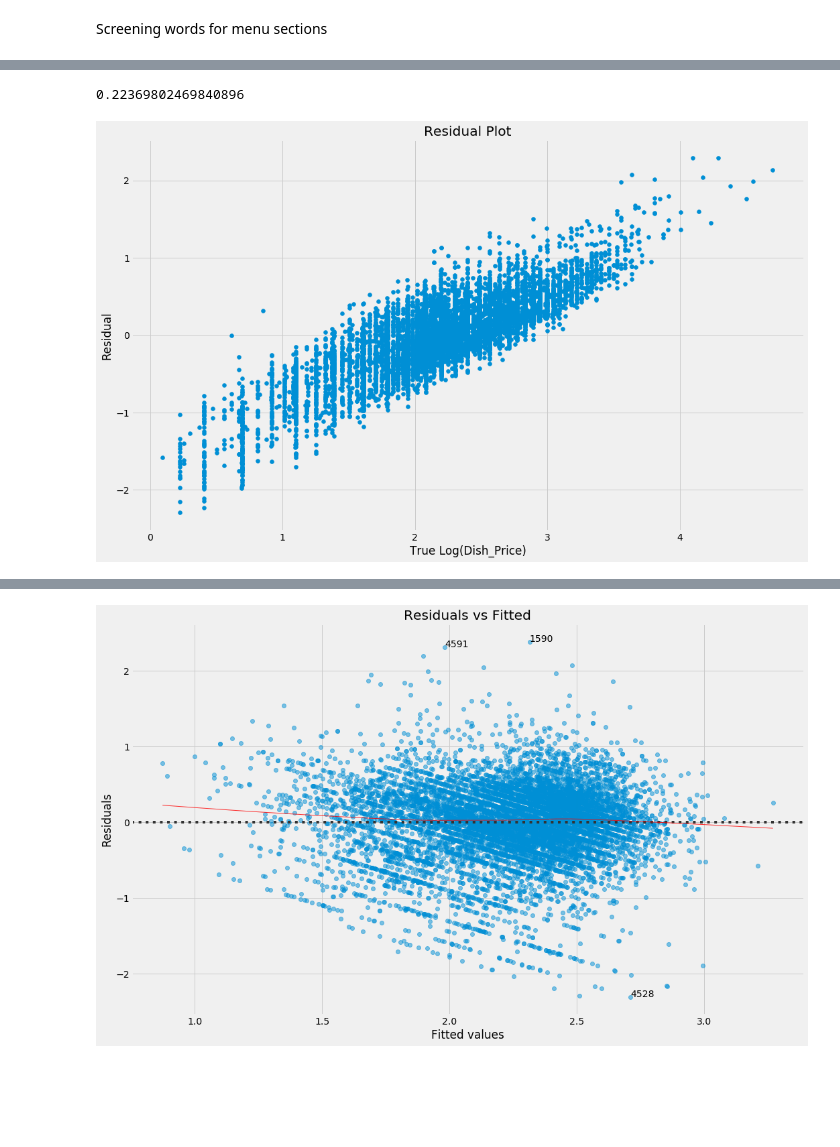
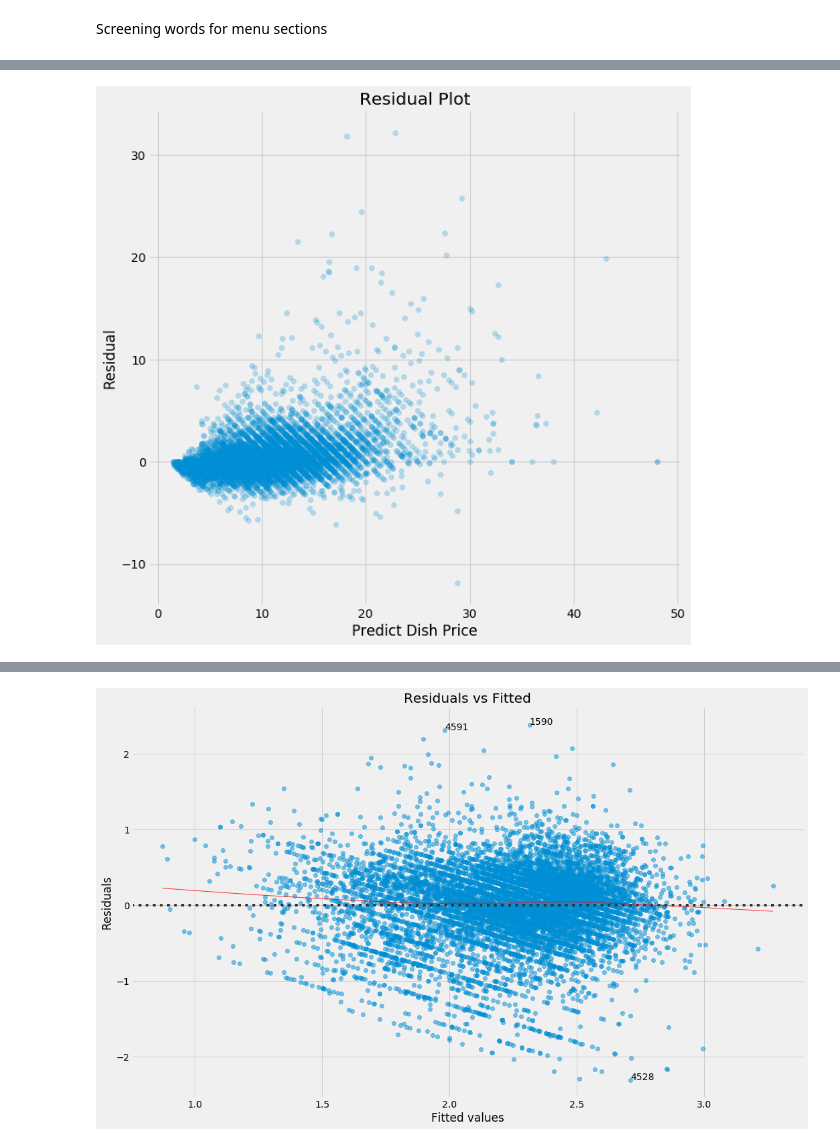
Before and after one commit to alan-j-lin/lunch_price_prediction, a Jupyter notebook: Project_Luther_Alan.ipynb, the cells around one changed output, grey strips where cells are left out. Drawn from its saved outputs; the diff is of its cells as text; code cells hidden in the pictures; blank space fills up the shorter version.

```diff
--- a/Project_Luther_Alan.ipynb
+++ b/Project_Luther_Alan.ipynb
@@ -23,10 +21,18 @@ from sklearn.cross_validation import cross_val_score
 from sklearn import preprocessing
 from sklearn.model_selection import learning_curve
 from sklearn.cross_validation import KFold
+from sklearn import linear_model, tree, ensemble
 from sklearn.metrics import mean_squared_error
 import seaborn as sns
 import itertools
 import diagnostic_plots as dp_plot
+from sklearn.linear_model import Ridge
+from sklearn.linear_model import Lasso
+from sklearn.linear_model import ElasticNet
+from sklearn.preprocessing import StandardScaler
+from sklearn.metrics import r2_score
+from geopy.geocoders import Nominatim
 
-min_max_scaler = preprocessing.MinMaxScaler()
+plt.rc('figure', figsize=(16.0, 10.0))
+plt.style.use('fivethirtyeight')
 % matplotlib inline
@@ -624,0 +696,12 @@ Mean: 0.2323729838211582
+# %%
+plt.rc('figure', figsize=(10.0, 10.0))
+plt.style.use('fivethirtyeight')
+RI = Ridge(7.3)
+RI.fit(X_traini3, y_traini3)
+y_predict = RI.predict(X_traini3)
+total_residual = np.exp(y_traini3) - np.exp(y_predict)
+plt.scatter(np.exp(y_predict), total_residual, alpha=0.25)
+plt.xlabel('Predict Dish Price')
+plt.ylabel('Residual');
+plt.title('Residual Plot');
+#plt.savefig('Residual_Plot.png', format = 'png')
@@ -625,14 +710,14 @@ Mean: 0.2323729838211582
 # %%
-plt.rc('figure', figsize=(16.0, 10.0))
+plt.rc('figure', figsize=(10.0, 10.0))
 plt.style.use('fivethirtyeight')
-y_predict = linmodel.predict(sm.add_constant(X_train))
-print(mean_squared_error(y_train, y_predict))
-total_residual = y_train - y_predict
-plt.scatter(y_train, total_residual)
-plt.xlabel('True Log(Dish_Price)')
+RI = ensemble.RandomForestRegressor()
+RI.fit(X_traini3, y_traini3)
+y_predict = RI.predict(X_traini3)
+total_residual = np.exp(y_traini3) - np.exp(y_predict)
+plt.scatter(np.exp(y_predict), total_residual, alpha=0.25)
+plt.xlabel('Predict Dish Price')
 plt.ylabel('Residual');
 plt.title('Residual Plot');
-plt.savefig('Residual_Plot.png', format = 'png')
+#plt.savefig('Residual_Plot.png', format = 'png')
 # %% [output]
-0.22369802469840896
-[figure, old version]
+[figure, new version]
```
Also changed, not shown: parts of 44 cells of this notebook.
